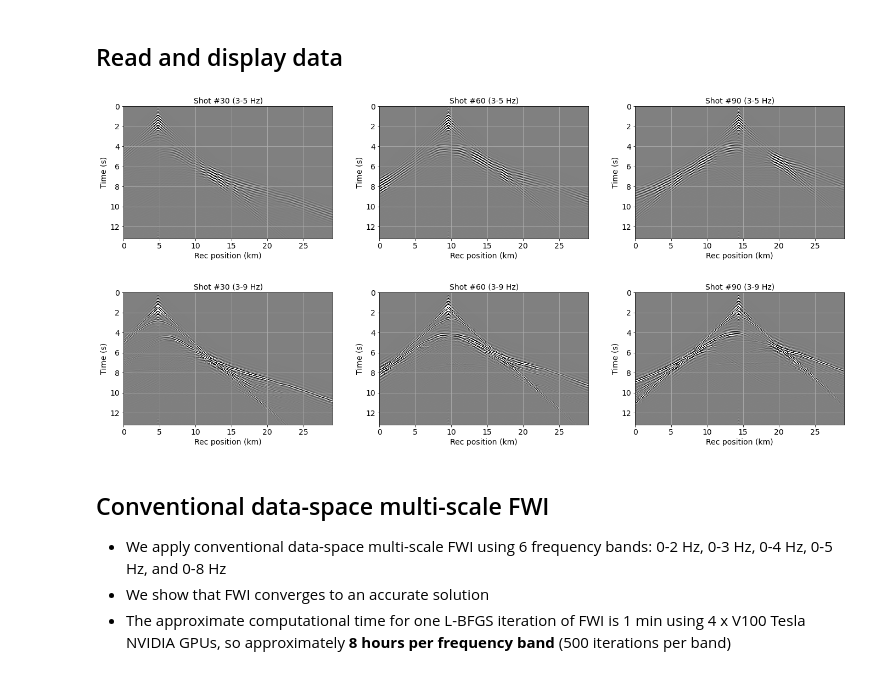
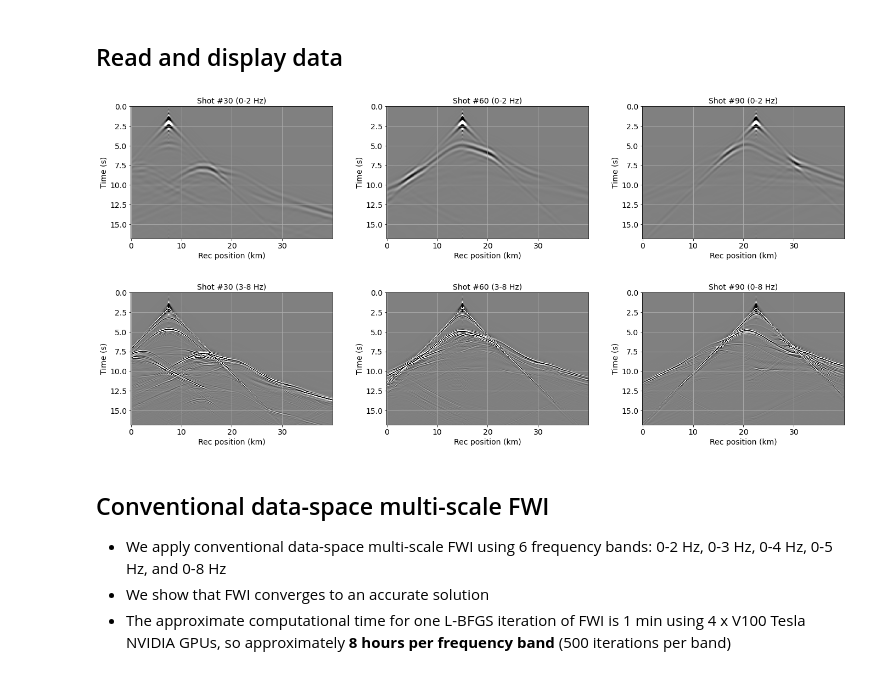
Before and after one commit to gbarnier/FWIME-applications, a Jupyter notebook: applications-jupyter/BP_West_Africa/BP_West_Africa.ipynb, the cells around one changed output. Drawn from its saved outputs; the diff is of its cells as text; code cells hidden in the pictures.

```diff
--- a/applications-jupyter/BP_West_Africa/BP_West_Africa.ipynb
+++ b/applications-jupyter/BP_West_Africa/BP_West_Africa.ipynb
@@ -463,10 +472,11 @@ rec_range = np.linspace(o_rec, o_rec+(n_rec-1)*d_rec, n_rec)
 
 # Display shot gathers
 fig, axs = plt.subplots(2, 3, figsize=(20, 10))
+time_range = np.linspace(ot, ot+(nt-1)*dt, nt)
 
 # First frequency band: 0-2 Hz
 shot1 = 30
-axs[0,0].pcolormesh(rec_range, time_range, data_0_2[shot1].T,vmin=-clip,vmax=clip)
+axs[0,0].pcolormesh(rec_range, time_range, data_0_2_nd[shot1].T,vmin=-clip,vmax=clip)
 axs[0,0].invert_yaxis()
 axs[0,0].grid()
 axs[0,0].set_ylabel('Time (s)')
@@ -474,7 +484,7 @@ axs[0,0].set_xlabel('Rec position (km)')
 axs[0,0].set_title('Shot #' + str(shot1) + " (0-2 Hz)")
 
 shot2 = 60
-axs[0,1].pcolormesh(rec_range, time_range, data_0_2[shot2].T,vmin=-clip,vmax=clip)
+axs[0,1].pcolormesh(rec_range, time_range, data_0_2_nd[shot2].T,vmin=-clip,vmax=clip)
 axs[0,1].invert_yaxis()
 axs[0,1].grid()
 axs[0,1].set_ylabel('Time (s)')
@@ -482,39 +492,39 @@ axs[0,1].set_xlabel('Rec position (km)')
 axs[0,1].set_title('Shot #' + str(shot2) + " (0-2 Hz)")
 
 shot3 = 90
-axs[0,2].pcolormesh(rec_range, time_range, data_0_2[shot3].T,vmin=-clip,vmax=clip)
+axs[0,2].pcolormesh(rec_range, time_range, data_0_2_nd[shot3].T,vmin=-clip,vmax=clip)
 axs[0,2].invert_yaxis()
 axs[0,2].grid()
 axs[0,2].set_ylabel('Time (s)')
 axs[0,2].set_xlabel('Rec position (km)')
 axs[0,2].set_title('Shot #' + str(shot3) + " (0-2 Hz)")
 
 # Last frequency band: 0-8 Hz
-axs[1,0].pcolormesh(rec_range, time_range, data_0_8[shot1].T,vmin=-clip,vmax=clip)
+axs[1,0].pcolormesh(rec_range, time_range, data_0_8_nd[shot1].T,vmin=-clip,vmax=clip)
 axs[1,0].invert_yaxis()
 axs[1,0].grid()
 axs[1,0].set_ylabel('Time (s)')
 axs[1,0].set_xlabel('Rec position (km)')
 axs[1,0].set_title('Shot #' + str(shot1) + " (3-8 Hz)")
 
-axs[1,1].pcolormesh(rec_range, time_range, data_0_8[shot2].T,vmin=-clip,vmax=clip)
+axs[1,1].pcolormesh(rec_range, time_range, data_0_8_nd[shot2].T,vmin=-clip,vmax=clip)
 axs[1,1].invert_yaxis()
 axs[1,1].grid()
 axs[1,1].set_ylabel('Time (s)')
 axs[1,1].set_xlabel('Rec position (km)')
 axs[1,1].set_title('Shot #' + str(shot2) + " (3-8 Hz)")
 
-axs[1,2].pcolormesh(rec_range, time_range, data_0_8[shot3].T,vmin=-clip,vmax=clip)
+axs[1,2].pcolormesh(rec_range, time_range, data_0_8_nd[shot3].T,vmin=-clip,vmax=clip)
 axs[1,2].invert_yaxis()
 axs[1,2].grid()
 axs[1,2].set_ylabel('Time (s)')
 axs[1,2].set_xlabel('Rec position (km)')
 axs[1,2].set_title('Shot #' + str(shot3) + " (0-8 Hz)")
 
 plt.tight_layout(pad=3.0)
 plt.show()
 # %% [output]
-[figure, old version]
+[figure, new version]
 # %% [markdown]
 ## Conventional data-space multi-scale FWI
 * We apply conventional data-space multi-scale FWI using 6 frequency bands: 0-2 Hz, 0-3 Hz, 0-4 Hz, 0-5 Hz, and 0-8 Hz
```
Also changed, not shown: parts of 6 cells of this notebook.
